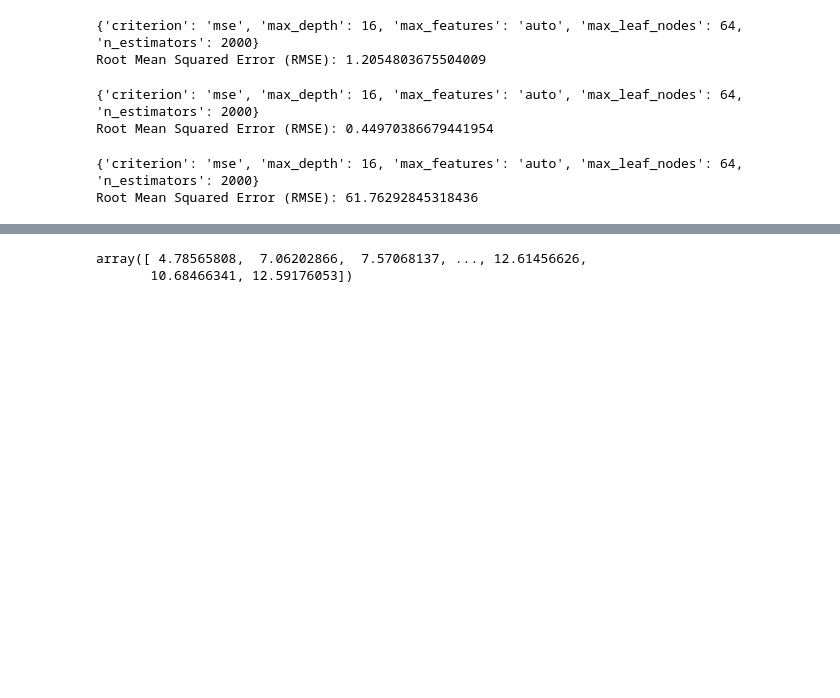
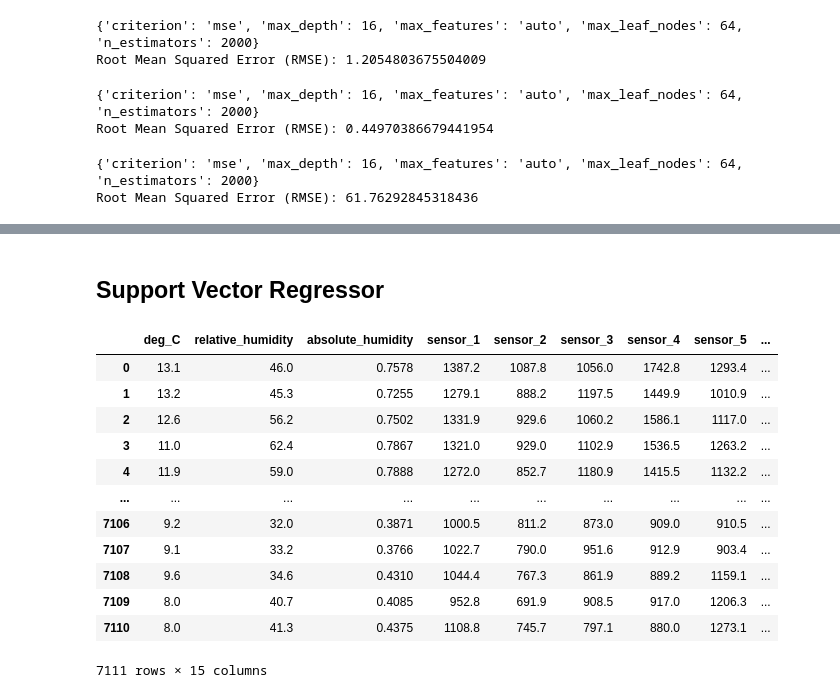
Before and after one commit to leejaeka/kaggle-playground-series, a Jupyter notebook: July-2021/notebook/exploration1.ipynb, the cells around one changed output, grey strips where cells are left out. Saved outputs shown, nothing was run; the diff lists cells and outputs as text; code cells hidden in the pictures; blank space fills up the shorter version.

```diff
--- a/July-2021/notebook/exploration1.ipynb
+++ b/July-2021/notebook/exploration1.ipynb
@@ -165,11 +162,6 @@ test = test.drop('date_time', axis=1)
 y_test_pred = cv_rnd_reg.predict(test)
 y_test_pred2 = cv_rnd_reg2.predict(test)
 y_test_pred3 = cv_rnd_reg3.predict(test)
-# %%
-y_test_pred
-# %% [output]
-array([ 4.78565808,  7.06202866,  7.57068137, ..., 12.61456626,
-       10.68466341, 12.59176053])
 # %%
 test = pd.read_csv('../data/test.csv')
 submission = test.date_time.copy()
@@ -179,3 +171,21 @@ submission['target_benzene'] = pd.Series(y_test_pred).values
 submission['target_nitrogen_oxides'] = pd.Series(y_test_pred3).values
 # %%
 submission.to_csv('../submission.csv', index=False)
+# %% [markdown]
+## Support Vector Regressor
+# %%
+df
+# %% [output]
+|  | deg_C | relative_humidity | absolute_humidity | sensor_1 | sensor_2 | sensor_3 | sensor_4 | sensor_5 | ... |
+| 0 | 13.1 | 46.0 | 0.7578 | 1387.2 | 1087.8 | 1056.0 | 1742.8 | 1293.4 | ... |
+| 1 | 13.2 | 45.3 | 0.7255 | 1279.1 | 888.2 | 1197.5 | 1449.9 | 1010.9 | ... |
+| 2 | 12.6 | 56.2 | 0.7502 | 1331.9 | 929.6 | 1060.2 | 1586.1 | 1117.0 | ... |
+| 3 | 11.0 | 62.4 | 0.7867 | 1321.0 | 929.0 | 1102.9 | 1536.5 | 1263.2 | ... |
+| 4 | 11.9 | 59.0 | 0.7888 | 1272.0 | 852.7 | 1180.9 | 1415.5 | 1132.2 | ... |
+| ... | ... | ... | ... | ... | ... | ... | ... | ... | ... |
+| 7106 | 9.2 | 32.0 | 0.3871 | 1000.5 | 811.2 | 873.0 | 909.0 | 910.5 | ... |
+| 7107 | 9.1 | 33.2 | 0.3766 | 1022.7 | 790.0 | 951.6 | 912.9 | 903.4 | ... |
+| 7108 | 9.6 | 34.6 | 0.4310 | 1044.4 | 767.3 | 861.9 | 889.2 | 1159.1 | ... |
+| 7109 | 8.0 | 40.7 | 0.4085 | 952.8 | 691.9 | 908.5 | 917.0 | 1206.3 | ... |
+| 7110 | 8.0 | 41.3 | 0.4375 | 1108.8 | 745.7 | 797.1 | 880.0 | 1273.1 | ... |
+7111 rows × 15 columns
```
Also changed, not shown: parts of 14 cells of this notebook, 1 other file.
